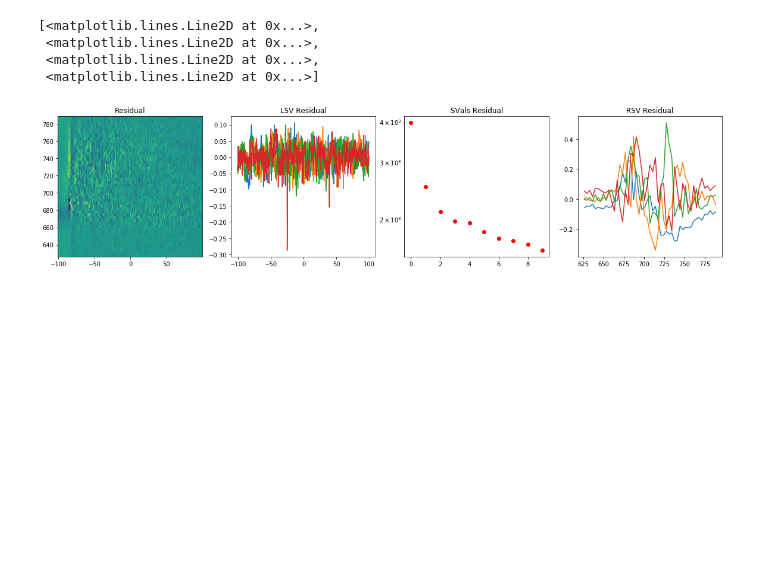
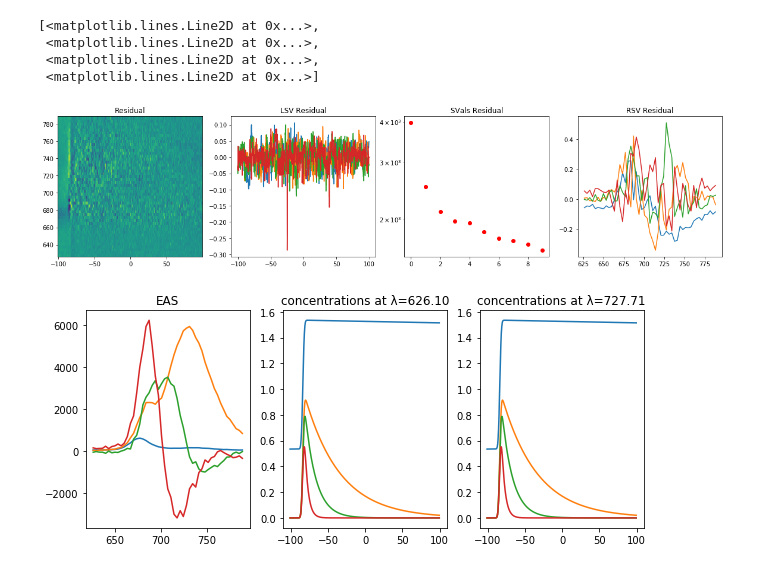
Before and after one commit to glotaran/examples, a Jupyter notebook: fluorescence/2001-Gobets_et_al-Streakdata_PSI/demo_notebook_ga_seq.ipynb, the cells around one changed output. Drawn from its saved outputs; the diff is of its cells as text; code cells hidden in the pictures; blank space fills up the shorter version.

Commit message:
Finished sequental model for PSI streakdata demo
Reference issue #7
Besides signalling the need for some basic plotting API as described in glotaran/glotaran#114
this also reveals a problem with the initial_concentrations (all are seemingly set to 1)
In addition the k-matrix markdown isn't rendered correctly (minor issues)

```diff
--- a/fluorescence/2001-Gobets_et_al-Streakdata_PSI/demo_notebook_ga_seq.ipynb
+++ b/fluorescence/2001-Gobets_et_al-Streakdata_PSI/demo_notebook_ga_seq.ipynb
@@ -279,3 +279,24 @@ hh
  <matplotlib.lines.Line2D at 0x...>,
  <matplotlib.lines.Line2D at 0x...>]
 [figure]
+# %%
+# Plotting the key results in the form of estimated spectra and corresponding concentrations
+plt.figure(figsize=(10, 4))
+spectra = result.e_matrix('dataset1')
+spectra = np.asanyarray(spectra)  # TODO: this workaround should not be necessary
+plt.subplot(1, 3, 1)
+plt.plot(spectral_axis, spectra)
+plt.title('EAS');
+
+concentrations = result.c_matrix('dataset1')
+concentrations = np.asanyarray(concentrations)
+# TODO: this np.asanyarray workaround should not be necessary
+plt.subplot(1, 3, 2)
+plt.plot(time_axis, concentrations[0,:])
+plt.title('concentrations at λ=%0.2f' % spectral_axis[0]);
+# if we had dispersion plotting it at a different λ would result in different offset
+plt.subplot(1, 3, 3)
+plt.plot(time_axis, concentrations[30,:])
+plt.title('concentrations at λ=%0.2f' % spectral_axis[30]);
+# %% [output]
+[figure, added]
```
